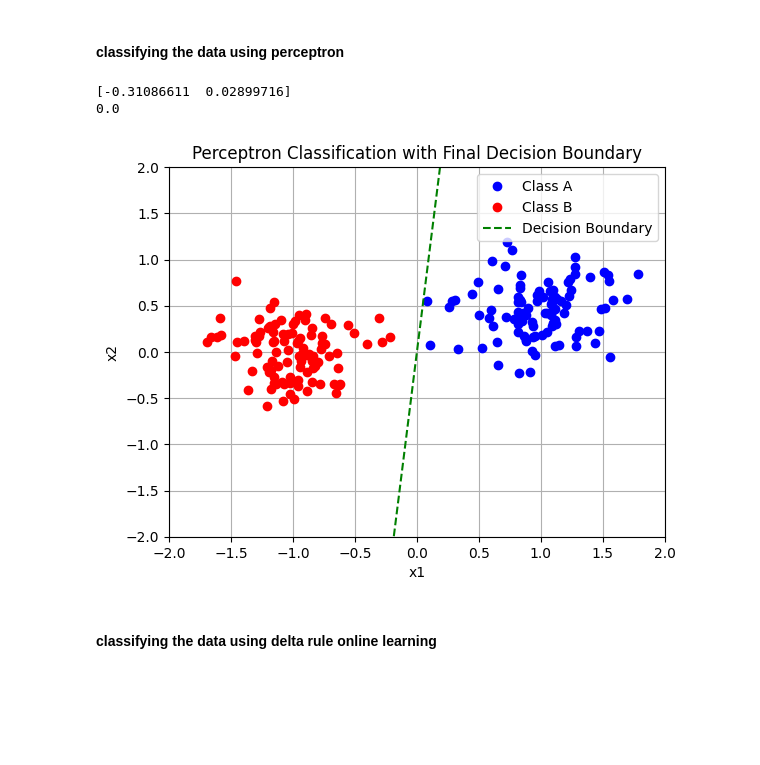
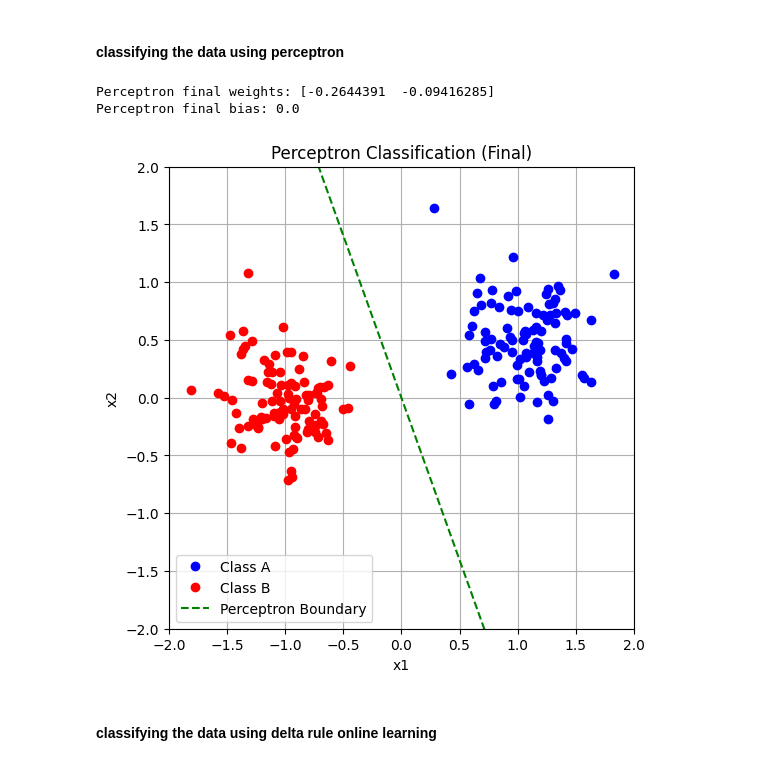
Before and after one commit to ihsanalhafiz/annda, a Jupyter notebook: Lab1a_ANNDA.ipynb, the cells around one changed output. Saved outputs shown, nothing was run; the diff lists cells and outputs as text; code cells hidden in the pictures; blank space fills up the shorter version.

```diff
--- a/Lab1a_ANNDA.ipynb
+++ b/Lab1a_ANNDA.ipynb
@@ -30,3 +38,11 @@ plt.show()
+# %%
+# Combine classA and classB into a single data matrix
+# Each row is one sample: [x1, x2]
+X = np.hstack((classA, classB)).T  # shape: (2n x 2)
+# For perceptron, Class A label=0, Class B label=1
+T_perceptron = np.array([0]*n + [1]*n)  # length 2n
+# For delta rule, Class A label=-1, Class B label=1
+T_delta = np.array([-1]*n + [1]*n)      # length 2n
 # %% [markdown]
 ### 3.1.2 Classification with a single-layer perceptron and analysis
 # %% [markdown]
@@ -61,53 +50,57 @@ plt.show()
 # %% [markdown]
 #### classifying the data using perceptron
 # %%
-w_matrix = np.array([0.1, 0.2, 0.1])
-eta = 0.1  # learning rate
+# --- Perceptron Training ---
+
+# Initial weights: [w1, w2, bias]
+w_perc = np.array([0.1, 0.2, 0.1])
+eta = 0.1
 epochs = 50
 
 for epoch in range(epochs):
-    for i in range(n):
-        x_matrix = np.array([classA[0, i], classA[1, i], 1])
-        y_quot = np.dot(w_matrix, x_matrix)
-        y = 1 if y_quot > 0 else 0
-        tA = 0
-        delta_w = eta * (tA - y) * x_matrix
-        w_matrix = w_matrix + delta_w
+    # Shuffle data indices each epoch (optional, but often helpful)
+    indices = np.random.permutation(2*n)
 
-        x_matrix = np.array([classB[0, i], classB[1, i], 1])
-        y_quot = np.dot(w_matrix, x_matrix)
-        y = 1 if y_quot > 0 else 0
-        tB = 1
-        delta_w = eta * (tB - y) * x_matrix
-        w_matrix = w_matrix + delta_w
+    for i in indices:
+        # Augment sample with 1 for bias
+        x_aug = np.array([X[i, 0], X[i, 1], 1.0])
+        t = T_perceptron[i]
 
-w = w_matrix[:2]
-w0 = w_matrix[2]
+        # Perceptron step
+        y_out = 1 if np.dot(w_perc, x_aug) > 0 else 0
+        # Weight update
+        w_perc += eta * (t - y_out) * x_aug
 
-print(w)
-print(w0)
-# Plot the data
+# Final weights and bias
+w_perc_final = w_perc[:2]
+b_perc_final = w_perc[2]
+
+print("Perceptron final weights:", w_perc_final)
+print("Perceptron final bias:", b_perc_final)
+
+# --- Plot Results ---
+plt.figure(figsize=(6,6))
 plt.plot(classA[0, :], classA[1, :], 'bo', label="Class A")
 plt.plot(classB[0, :], classB[1, :], 'ro', label="Class B")
 
-# Define the decision boundary
-x_vals = np.linspace(-1, 1, 100)  # Range of x values
-if w[1] != 0:  # Avoid division by zero
-    y_vals = -(w[0] / w[1]) * x_vals + (w0 / w[1])
-    plt.plot(x_vals, y_vals, 'g--', label="Decision Boundary")
+# Decision boundary: w1*x + w2*y + b = 0 => y = -(b + w1*x)/w2
+x_vals = np.linspace(-2, 2, 200)
+if w_perc_final[1] != 0:
+    y_vals = -(b_perc_final + w_perc_final[0]*x_vals)/w_perc_final[1]
+    plt.plot(x_vals, y_vals, 'g--', label="Perceptron Boundary")
 
-plt.legend()
-plt.title("Perceptron Classification with Final Decision Boundary")
+plt.title("Perceptron Classification (Final)")
 plt.xlabel("x1")
 plt.ylabel("x2")
 plt.xlim(-2, 2)
 plt.ylim(-2, 2)
 plt.grid(True)
+plt.legend()
 plt.show()
 # %% [output]
-[-0.31086611  0.02899716]
-0.0
+Perceptron final weights: [-0.2644391  -0.09416285]
+Perceptron final bias: 0.0
-[figure, old version]
+[figure, new version]
 # %% [markdown]
 #### classifying the data using delta rule online learning
 # %%
```
Also changed, not shown: parts of 12 cells of this notebook.
